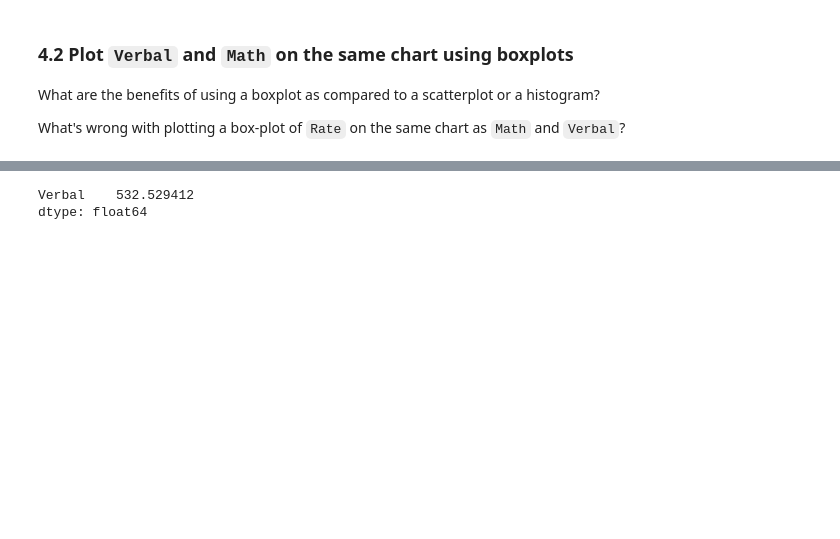
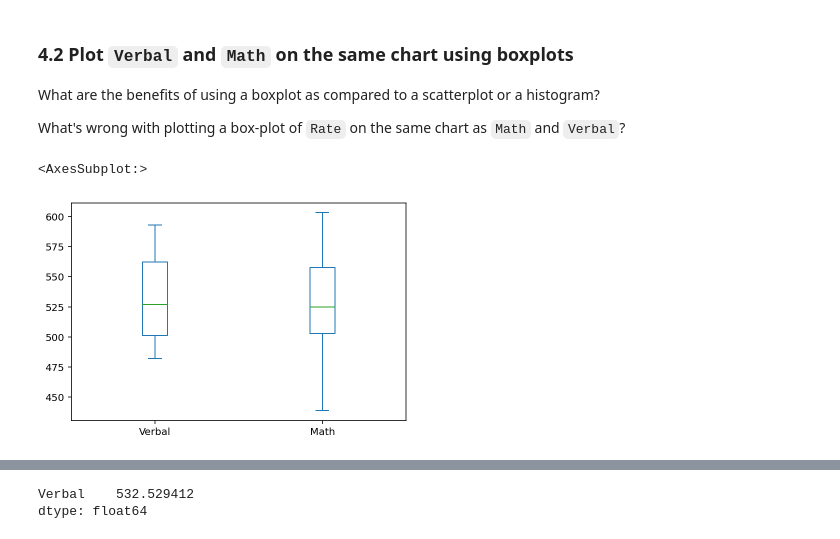
Before and after one commit to Chiuchiyin/Coding-fun, a Jupyter notebook: Civic data analyses/project-02-v2-starter-code.ipynb, the cells around one changed output, grey strips where cells are left out. Drawn from its saved outputs; the diff is of its cells as text; code cells hidden in the pictures; blank space fills up the shorter version.

```diff
--- a/Civic data analyses/project-02-v2-starter-code.ipynb
+++ b/Civic data analyses/project-02-v2-starter-code.ipynb
@@ -235,7 +235,10 @@ What are the benefits of using a boxplot as compared to a scatterplot or a histo
 
 What's wrong with plotting a box-plot of `Rate` on the same chart as `Math` and `Verbal`?
 # %%
-df[["Verbal", "Math"]].plot.b
+df[["Verbal", "Math"]].plot.box()
+# %% [output]
+<AxesSubplot:>
+[figure, added]
 # %% [markdown]
 <img src="http://imgur.com/xDpSobf.png" style="float: left; margin: 25px 15px 0px 0px; height: 25px">
 
```
Also changed, not shown: parts of 1 cell of this notebook.
